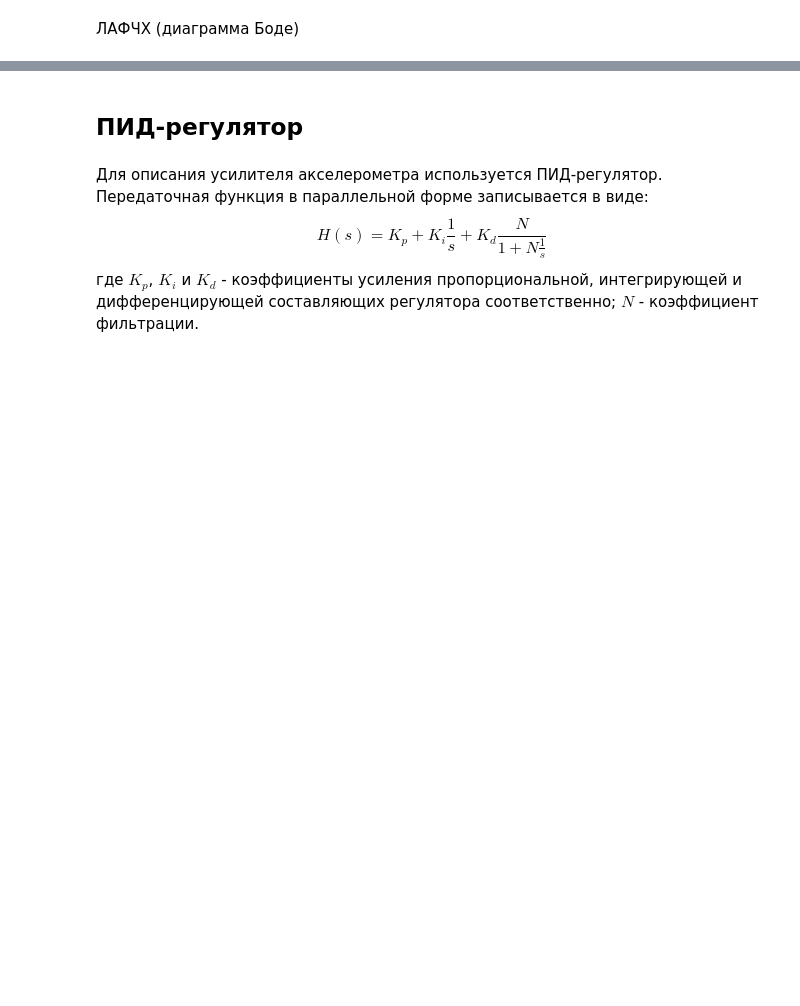
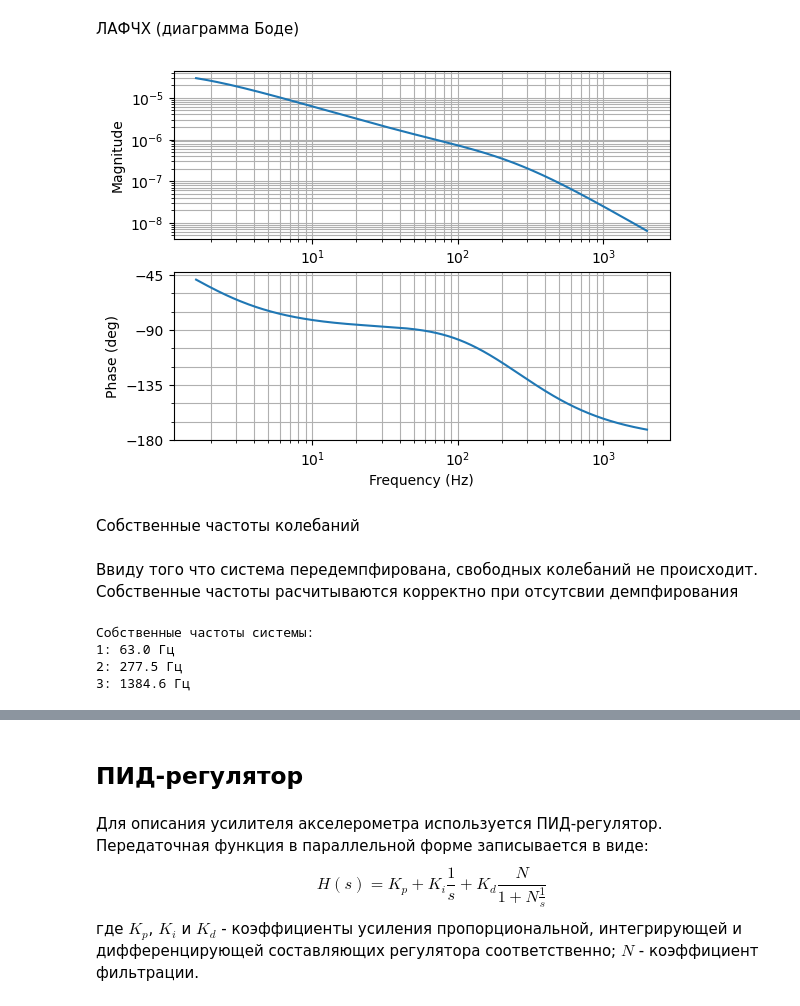
Before and after one commit to ridaktor/Closed-loop-accelerometer-model, a Jupyter notebook: Closed-loop-accelerometer-model.ipynb, the cells around one changed output, grey strips where cells are left out. Drawn from its saved outputs; the diff is of its cells as text; code cells hidden in the pictures; blank space fills up the shorter version.

```diff
--- a/Closed-loop-accelerometer-model.ipynb
+++ b/Closed-loop-accelerometer-model.ipynb
@@ -340,5 +348,29 @@ plt.show()
 # %% [markdown]
 ЛАФЧХ (диаграмма Боде)
 # %%
-freq_range = numpy.arange(0, 200*6.28, 1)
+freq_range = numpy.arange(10, 2000*6.28, 1)
 mag, phase, omega = control.bode(mechanics_ss[0,0], omega=freq_range, Hz=True, plot=True)
+# %% [output]
+[figure, added]
+# %% [markdown]
+Собственные частоты колебаний
+# %% [markdown]
+Ввиду того что система передемпфирована, свободных колебаний не происходит. Собственные частоты расчитываются корректно при отсутсвии демпфирования
+# %%
+# Calculate the eigenvalues of the matrix A
+eigenvalues = numpy.linalg.eigvals(mechanics_ss.A)
+
+# Natural frequencies in radians per second
+eigenfrequencies_rad = numpy.sqrt(numpy.real(eigenvalues)**2 + numpy.imag(eigenvalues)**2)
+
+# Convert to Hz
+eigenfrequencies_hz = eigenfrequencies_rad / (2 * numpy.pi)
+eigenfrequencies_hz.sort()
+
+print("Собственные частоты системы: \n1:", round(eigenfrequencies_hz[1], 1),
+     "Гц\n2:", round(eigenfrequencies_hz[3], 1), "Гц\n3:", round(eigenfrequencies_hz[4], 1), "Гц")
+# %% [output]
+Собственные частоты системы:
+1: 63.0 Гц
+2: 277.5 Гц
+3: 1384.6 Гц
```
Also changed, not shown: parts of 16 cells of this notebook, 1 other file.
